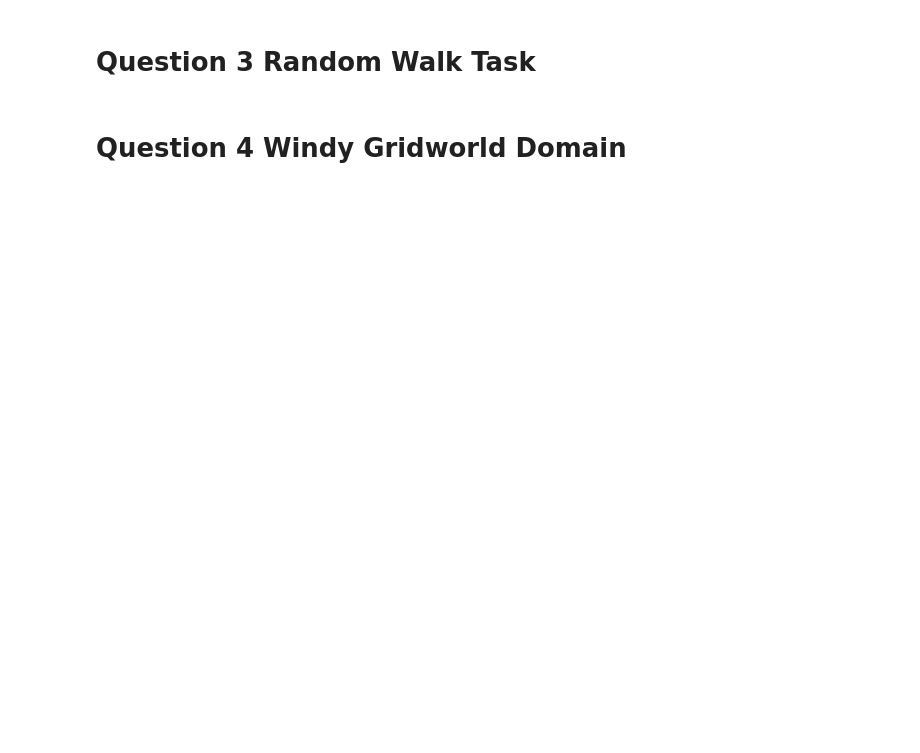
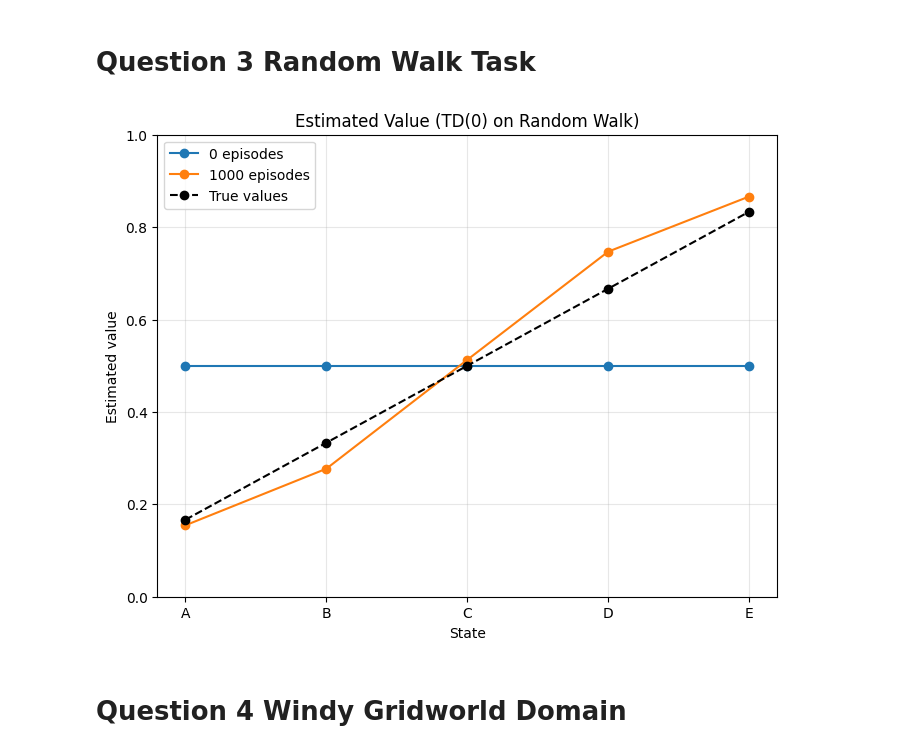
Before and after one commit to Teoman21/CS5180, a Jupyter notebook: hw5/ex5_26spring.ipynb, the cells around one changed output. Saved outputs shown, nothing was run; the diff lists cells and outputs as text; code cells hidden in the pictures; blank space fills up the shorter version.

```diff
--- a/hw5/ex5_26spring.ipynb
+++ b/hw5/ex5_26spring.ipynb
@@ -12,7 +12,10 @@ class RandomWalk:
 
     def reset(self):
         """Reset the environment to the start state (C)."""
-        pass  # TODO: Implement state reset
+          # TODO: Implement state reset
+
+        self.current_state = 'C'
+        return self.current_state
 
     def step(self, action):
         """Take a step in the environment.
@@ -25,47 +28,93 @@ class RandomWalk:
             reward (float): Reward received.
             done (bool): Whether the episode has ended.
         """
-        pass  # TODO: Implement transition dynamics
+        # TODO: Implement transition dynamics
+
+        idx = self.states.index(self.current_state)
+        next_idx = idx + action
+        #handle left terminal
+        if next_idx < 0:
+            next_state = 'left_terminal'
+            reward = 0
+            done = True
+        #handle right terminal
+        elif next_idx >= len(self.states):
+            next_state = 'right_terminal'
+            reward = 1
+            done = True
+        #just get to the next state
+        else:
+            next_state = self.states[next_idx]
+            reward = 0
+            done = False
+
+        self.current_state = next_state
+        return next_state, reward, done
+
+
 
 class TDLearner:
     def __init__(self, alpha=0.1):
         """Initialize the TD(0) learning algorithm."""
         self.alpha = alpha
+        self.value_function = {
+            'A': 0.5, 'B': 0.5, 'C': 0.5, 'D': 0.5, 'E': 0.5,
+            'left_terminal': 0.0, 'right_terminal': 0.0
+        }
 
     def update(self, state, reward, next_state):
         """Perform a TD(0) update step.
 
         Args:
             state (str): Current state.
             reward (float): Reward received.
             next_state (str): Next state after transition.
         """
-        pass  # Implement TD(0) update rule
+        #apply the TD 0 Equation directly
+        td_target = reward + self.value_function[next_state]
+        td_error = td_target - self.value_function[state]
+        self.value_function[state] += self.alpha * td_error
 
 def run_experiment(num_episodes=1000):
     """Run the Random Walk experiment with TD(0)."""
     env = RandomWalk()
     agent = TDLearner(alpha=0.1)
 
     for episode in range(num_episodes):
         state = env.reset()
         done = False
         while not done:
             action = np.random.choice([-1, 1])  # Random left or right move
             next_state, reward, done = env.step(action)
             agent.update(state, reward, next_state)
             state = next_state
 
     return agent.value_function  # Return learned values
 
 def plot_results(estimated_values):
     """Plot estimated values against true values."""
-    #TODO
-    pass
+    states = ['A', 'B', 'C', 'D', 'E']
+    true_values = [1/6, 2/6, 3/6, 4/6, 5/6]
+    est = [estimated_values[s] for s in states]
+
+    plt.figure(figsize=(8, 6))
+    plt.plot(states, [0.5]*5, marker='o', label='0 episodes')
+    plt.plot(states, est, marker='o', label='1000 episodes')
+    plt.plot(states, true_values, marker='o', linestyle='--', color='black', label='True values')
+    plt.xlabel('State')
+    plt.ylabel('Estimated value')
+    plt.title('Estimated Value (TD(0) on Random Walk)')
+    plt.legend()
+    plt.ylim(0, 1)
+    plt.grid(True, alpha=0.3)
+    plt.show()
+
 
 if __name__ == "__main__":
     estimated_values = run_experiment()
     plot_results(estimated_values)
+# %% [output]
+[figure, added]
 # %% [markdown]
 # Question 4 Windy Gridworld Domain
 # %%
```
Also changed, not shown: parts of 12 cells of this notebook, 3 other files.
